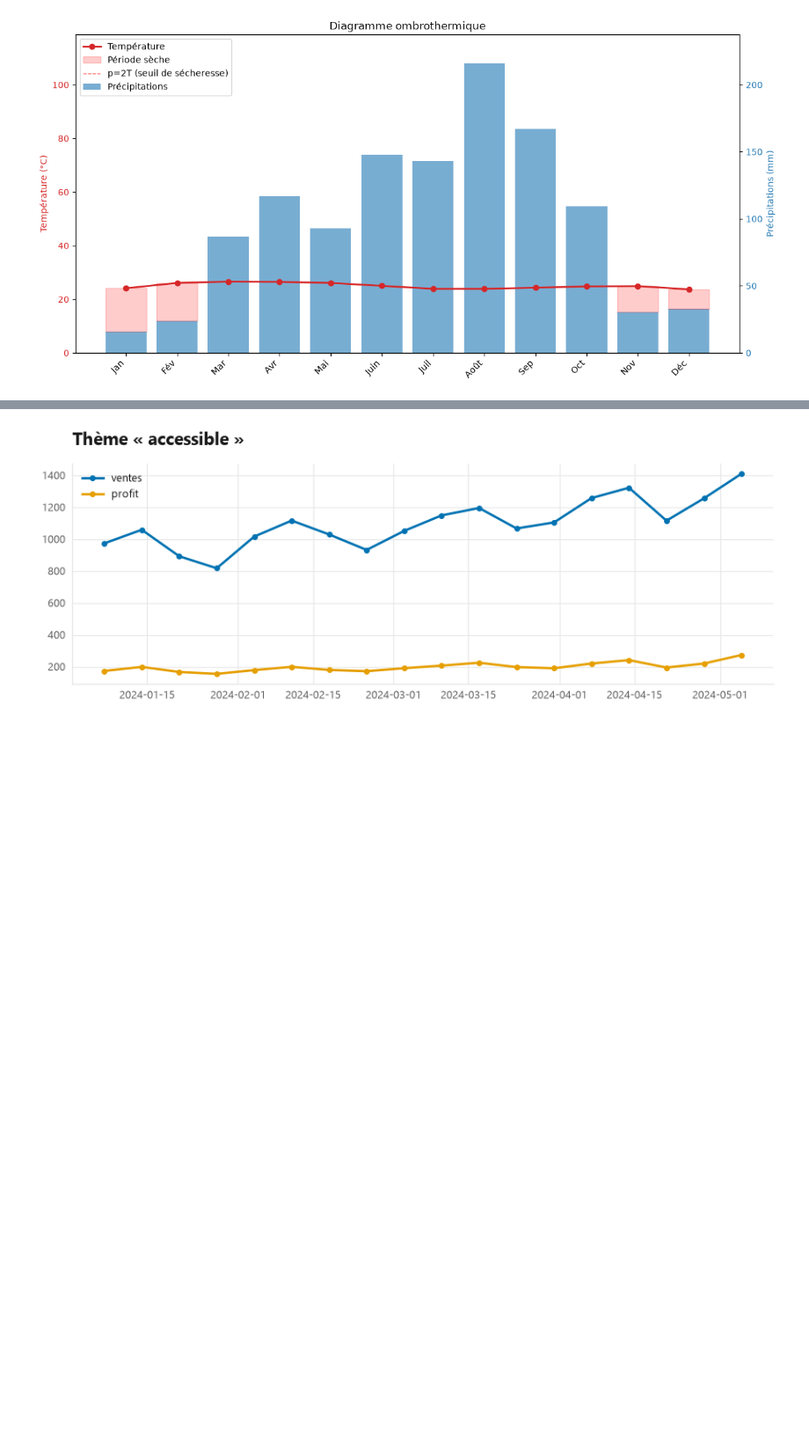
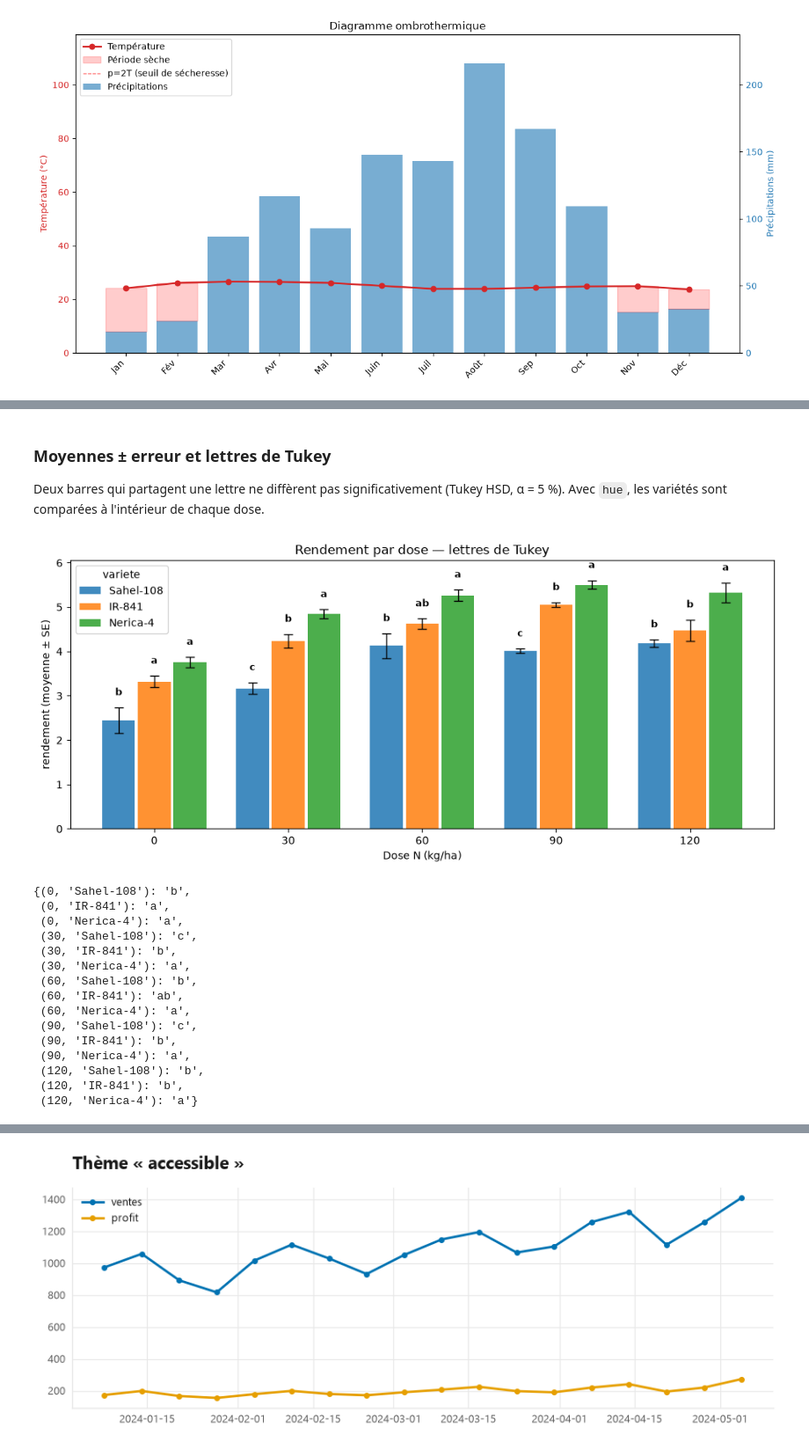
Before and after one commit to Mr-KAM/plutovizu, a Jupyter notebook: examples/demo.ipynb, the cells around one changed output, grey strips where cells are left out. Shown at 88% size. Saved outputs shown, nothing was run; the diff lists cells and outputs as text; code cells hidden in the pictures; blank space fills up the shorter version.

```diff
--- a/examples/demo.ipynb
+++ b/examples/demo.ipynb
@@ -139,0 +157,29 @@ list_themes()
+# %% [markdown]
+### Moyennes ± erreur et lettres de Tukey
+
+Deux barres qui partagent une lettre ne diffèrent pas significativement (Tukey HSD, α = 5 %). Avec `hue`, les variétés sont comparées à l'intérieur de chaque dose.
+# %%
+chart = (Chart(essai, figsize=(10, 4.5))
+    .mean_bar('dose', 'rendement', hue='variete', letters=True)
+    .title('Rendement par dose — lettres de Tukey')
+    .labels(xlabel='Dose N (kg/ha)')
+    .tight_layout())
+chart.show()
+chart.tukey_letters
+# %% [output]
+[figure, added]
+{(0, 'Sahel-108'): 'b',
+ (0, 'IR-841'): 'a',
+ (0, 'Nerica-4'): 'a',
+ (30, 'Sahel-108'): 'c',
+ (30, 'IR-841'): 'b',
+ (30, 'Nerica-4'): 'a',
+ (60, 'Sahel-108'): 'b',
+ (60, 'IR-841'): 'ab',
+ (60, 'Nerica-4'): 'a',
+ (90, 'Sahel-108'): 'c',
+ (90, 'IR-841'): 'b',
+ (90, 'Nerica-4'): 'a',
+ (120, 'Sahel-108'): 'b',
+ (120, 'IR-841'): 'b',
+ (120, 'Nerica-4'): 'a'}
```
Also changed, not shown: parts of 30 cells of this notebook, 13 other files.
